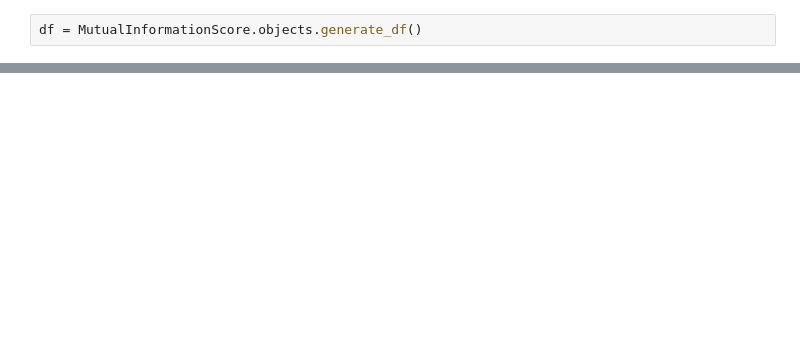
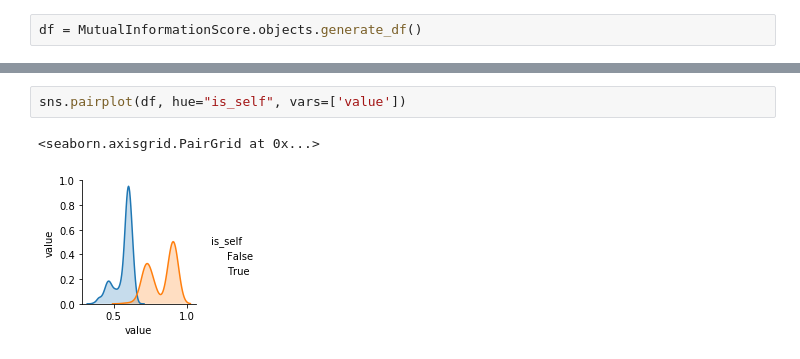
Before and after one commit to TheLabbingProject/pylabber, a Jupyter notebook: Mutual Information.ipynb, the cells around one changed output, grey strips where cells are left out. Drawn from its saved outputs; the diff is of its cells as text; blank space fills up the shorter version.

```diff
--- a/Mutual Information.ipynb
+++ b/Mutual Information.ipynb
@@ -15,0 +20,5 @@ lm = sns.lmplot(x='histogram_bins', y='value', hue='is_self', data=df, height=6,
+# %%
+sns.pairplot(df, hue="is_self", vars=['value'])
+# %% [output]
+<seaborn.axisgrid.PairGrid at 0x...>
+[figure, added]
```
Also changed, not shown: parts of 5 cells of this notebook, 12 other files.
